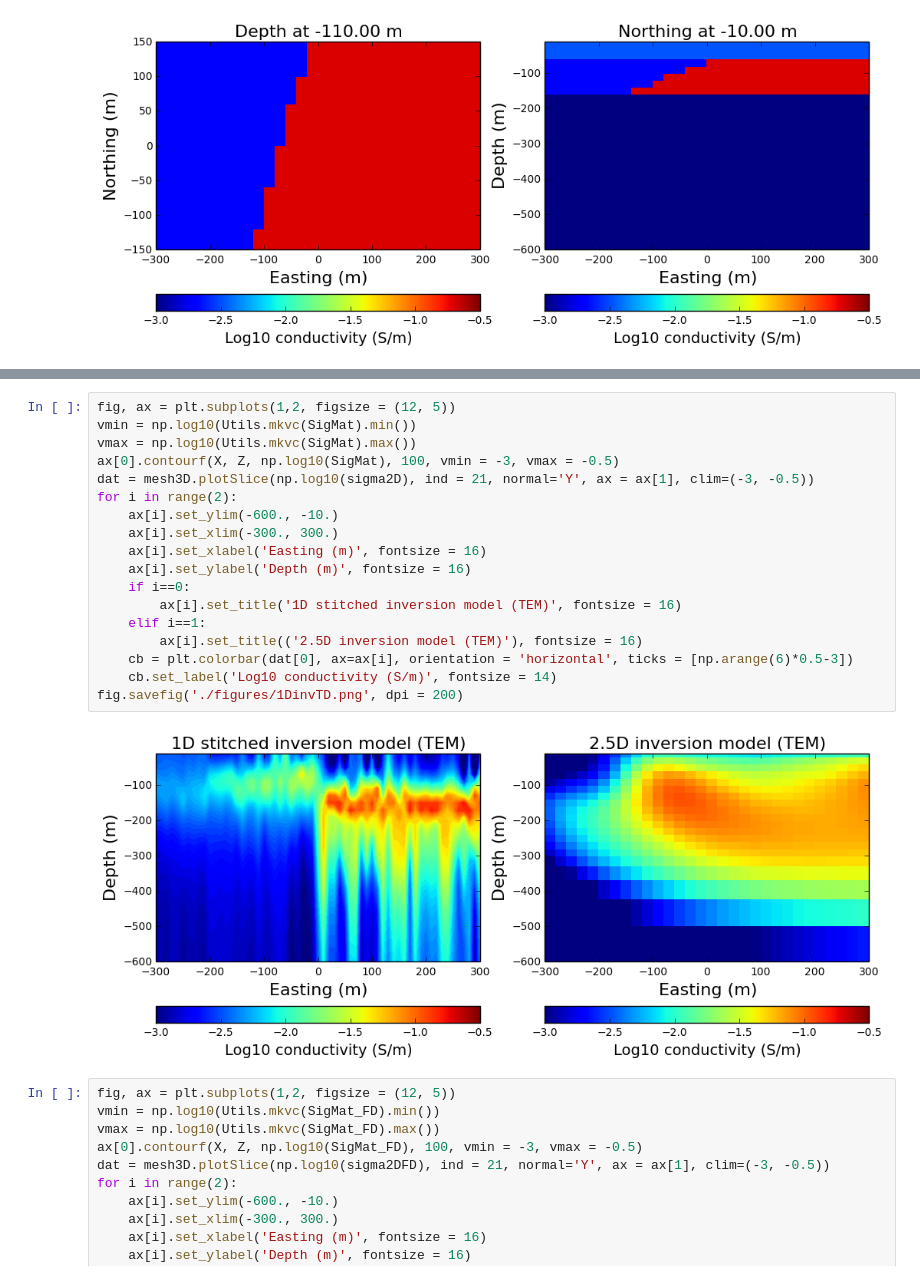
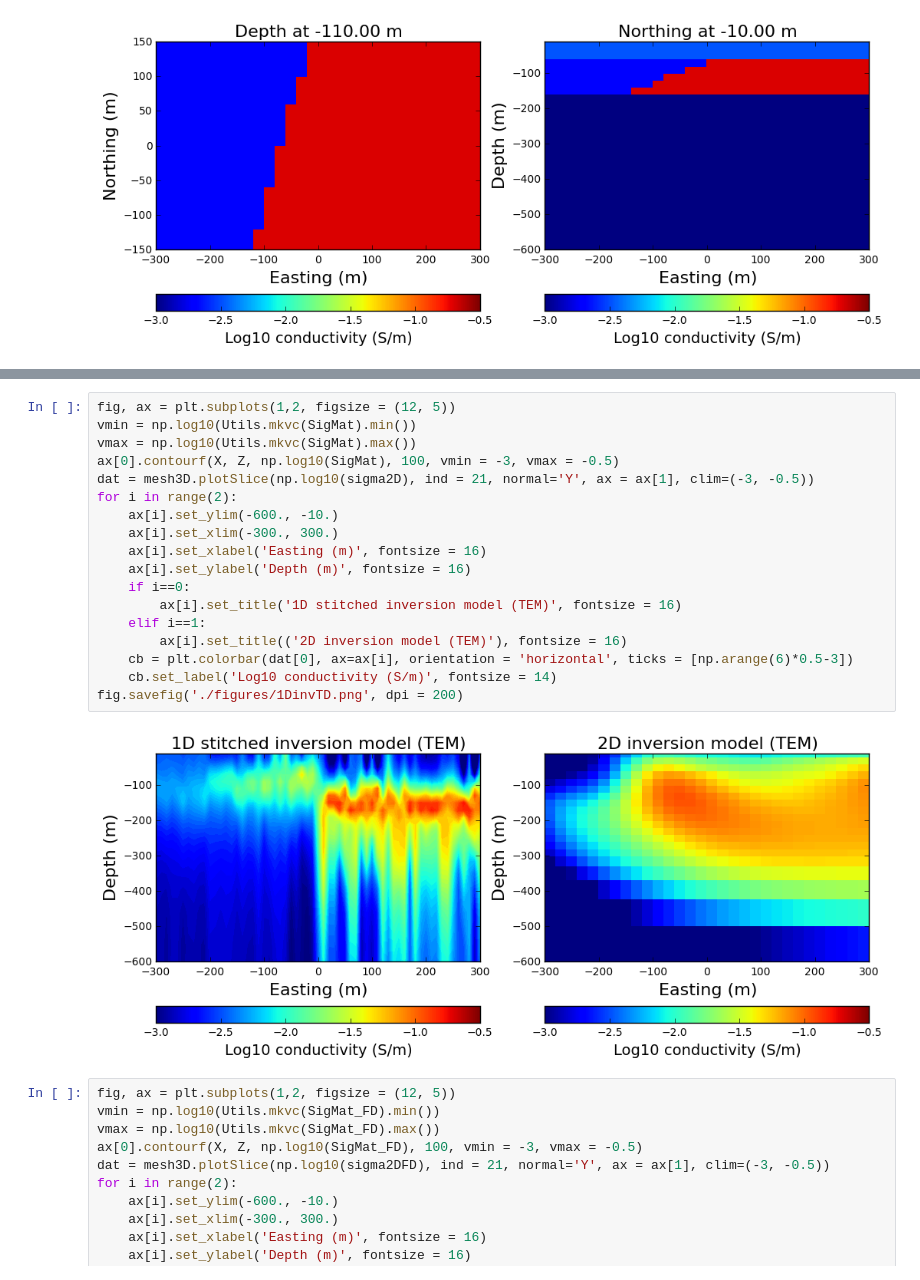
Before and after one commit to sgkang/AGU2014MovingDimensionsinEM, a Jupyter notebook: examples/Hydro1Dinv_1_realistic.ipynb, the cells around one changed output, grey strips where cells are left out. Drawn from its saved outputs; the diff is of its cells as text.

```diff
--- a/examples/Hydro1Dinv_1_realistic.ipynb
+++ b/examples/Hydro1Dinv_1_realistic.ipynb
@@ -273,23 +273,23 @@ SigMat.shape
 # %%
 fig, ax = plt.subplots(1,2, figsize = (12, 5))
 vmin = np.log10(Utils.mkvc(SigMat).min())
 vmax = np.log10(Utils.mkvc(SigMat).max())
 ax[0].contourf(X, Z, np.log10(SigMat), 100, vmin = -3, vmax = -0.5)
 dat = mesh3D.plotSlice(np.log10(sigma2D), ind = 21, normal='Y', ax = ax[1], clim=(-3, -0.5))
 for i in range(2):
     ax[i].set_ylim(-600., -10.)
     ax[i].set_xlim(-300., 300.)
     ax[i].set_xlabel('Easting (m)', fontsize = 16)
     ax[i].set_ylabel('Depth (m)', fontsize = 16)
     if i==0:
         ax[i].set_title('1D stitched inversion model (TEM)', fontsize = 16)
     elif i==1:
-        ax[i].set_title(('2.5D inversion model (TEM)'), fontsize = 16)
+        ax[i].set_title(('2D inversion model (TEM)'), fontsize = 16)
     cb = plt.colorbar(dat[0], ax=ax[i], orientation = 'horizontal', ticks = [np.arange(6)*0.5-3])
     cb.set_label('Log10 conductivity (S/m)', fontsize = 14)
 fig.savefig('./figures/1DinvTD.png', dpi = 200)
 # %% [output]
-[figure, old version]
+[figure, new version]
 # %%
 fig, ax = plt.subplots(1,2, figsize = (12, 5))
 vmin = np.log10(Utils.mkvc(SigMat_FD).min())
```
Also changed, not shown: parts of 6 cells of this notebook, 34 other files.
